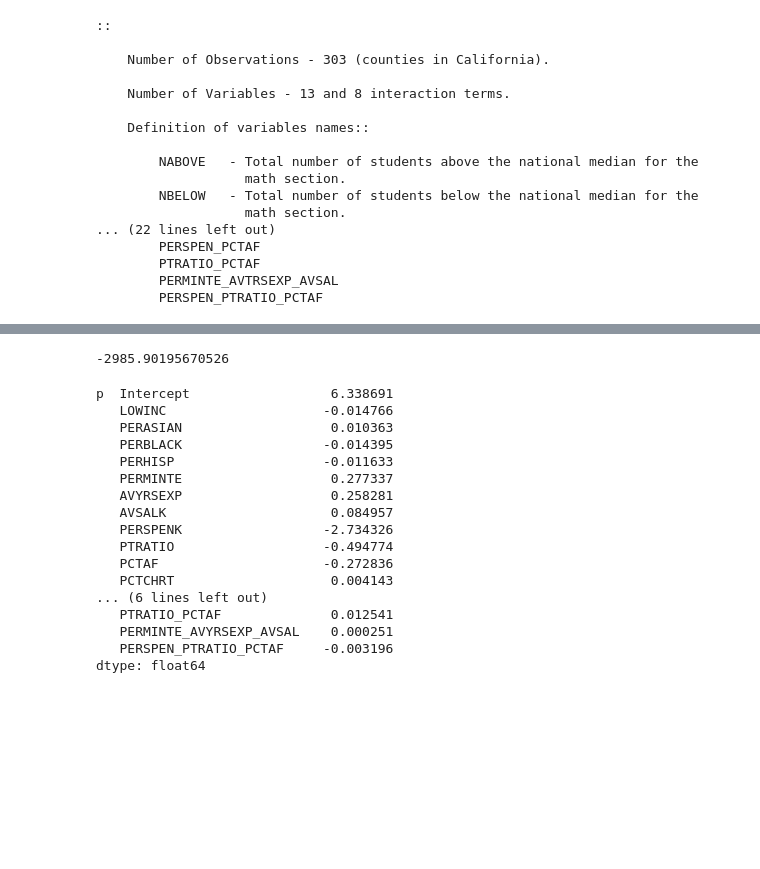
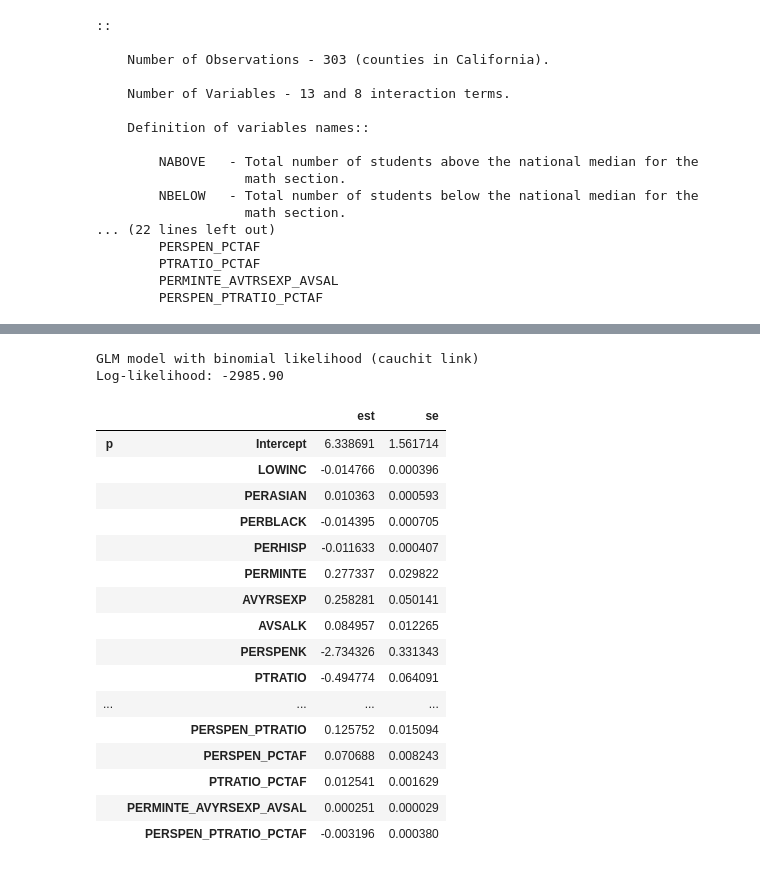
Before and after one commit to dschulman/linearlab, a Jupyter notebook: example/glm_binomial.ipynb, the cells around one changed output, grey strips where cells are left out. Saved outputs shown, nothing was run; the diff lists cells and outputs as text; code cells hidden in the pictures; blank space fills up the shorter version.

```diff
--- a/example/glm_binomial.ipynb
+++ b/example/glm_binomial.ipynb
@@ -199,29 +195,27 @@ ll_cauchit_model = ll.glm(star98, formula, lik=ll.lik.binomial(ll.link.cauchit))
 # %%
 ll_cauchit_fit = ll_cauchit_model.fit()
 # %%
-ll_cauchit_fit.loglik
+ll_cauchit_fit
 # %% [output]
--2985.90195670526
+GLM model with binomial likelihood (cauchit link)
+Log-likelihood: -2985.90
+|  |  | est | se |
+| p | Intercept | 6.338691 | 1.561714 |
+|  | LOWINC | -0.014766 | 0.000396 |
+|  | PERASIAN | 0.010363 | 0.000593 |
+|  | PERBLACK | -0.014395 | 0.000705 |
+|  | PERHISP | -0.011633 | 0.000407 |
+|  | PERMINTE | 0.277337 | 0.029822 |
+|  | AVYRSEXP | 0.258281 | 0.050141 |
+|  | AVSALK | 0.084957 | 0.012265 |
+|  | PERSPENK | -2.734326 | 0.331343 |
+|  | PTRATIO | -0.494774 | 0.064091 |
+| ... | ... | ... | ... |
+|  | PERSPEN_PTRATIO | 0.125752 | 0.015094 |
+|  | PERSPEN_PCTAF | 0.070688 | 0.008243 |
+|  | PTRATIO_PCTAF | 0.012541 | 0.001629 |
+|  | PERMINTE_AVYRSEXP_AVSAL | 0.000251 | 0.000029 |
+|  | PERSPEN_PTRATIO_PCTAF | -0.003196 | 0.000380 |
-# %%
-ll_cauchit_fit.beta_grouped
-# %% [output]
-p  Intercept                  6.338691
-   LOWINC                    -0.014766
-   PERASIAN                   0.010363
-   PERBLACK                  -0.014395
-   PERHISP                   -0.011633
-   PERMINTE                   0.277337
-   AVYRSEXP                   0.258281
-   AVSALK                     0.084957
-   PERSPENK                  -2.734326
-   PTRATIO                   -0.494774
-   PCTAF                     -0.272836
-   PCTCHRT                    0.004143
-... (6 lines left out)
-   PTRATIO_PCTAF              0.012541
-   PERMINTE_AVYRSEXP_AVSAL    0.000251
-   PERSPEN_PTRATIO_PCTAF     -0.003196
-dtype: float64
 # %%
 sm_loglog_model = smf.glm(formula, star98, family=sm.families.Binomial(sm.families.links.LogLog()))
 # %%
```
Also changed, not shown: parts of 13 cells of this notebook, 12 other files.
